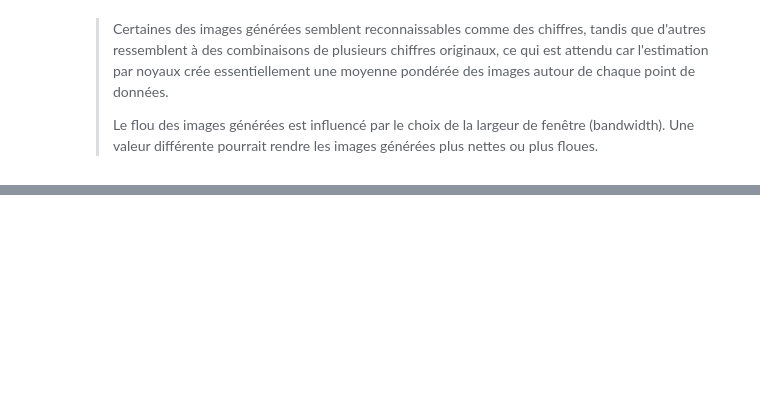
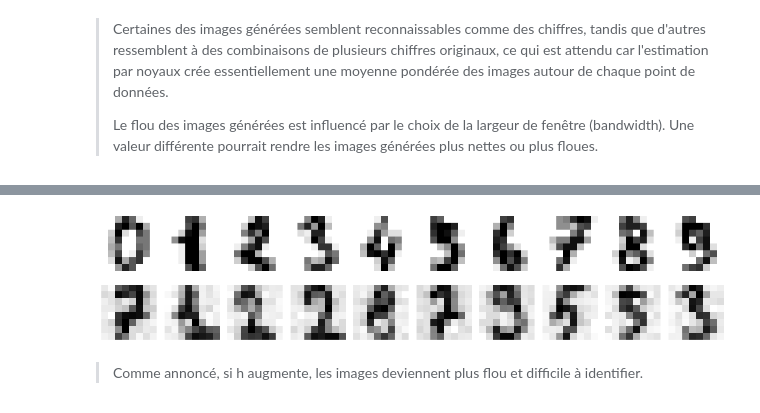
Before and after one commit to benech17/Estimation-SDIA, a Jupyter notebook: tp2_BENICHOU_BONNEFOY.ipynb, the cells around one changed output, grey strips where cells are left out. Cells and saved outputs as stored; diff of their text form; code cells hidden in the pictures; blank space fills up the shorter version.

```diff
--- a/tp2_BENICHOU_BONNEFOY.ipynb
+++ b/tp2_BENICHOU_BONNEFOY.ipynb
@@ -445,0 +476,25 @@ plt.show()
+# %%
+from sklearn.datasets import load_digits
+
+X = load_digits().data
+
+# Use scikit-learn to estimate the density
+kde = KernelDensity(kernel='gaussian', bandwidth=0.7)
+kde.fit(X)
+
+# Generate 10 new samples
+X_new = kde.sample(10)
+
+# Plot 10 images from the dataset and 10 fake images obtained by sampling
+fig, axes = plt.subplots(2, 10, figsize=(12, 3))
+for i in range(10):
+    axes[0, i].imshow(X[i].reshape(8, 8), cmap='gray_r')
+    axes[1, i].imshow(X_new[i].reshape(8, 8), cmap='gray_r')
+    axes[0, i].axis('off')
+    axes[1, i].axis('off')
+plt.tight_layout()
+plt.show()
+# %% [output]
+[figure, added]
+# %% [markdown]
+> Comme annoncé, si h augmente, les images deviennent plus flou et difficile à identifier.
```
Also changed, not shown: parts of 11 cells of this notebook.
